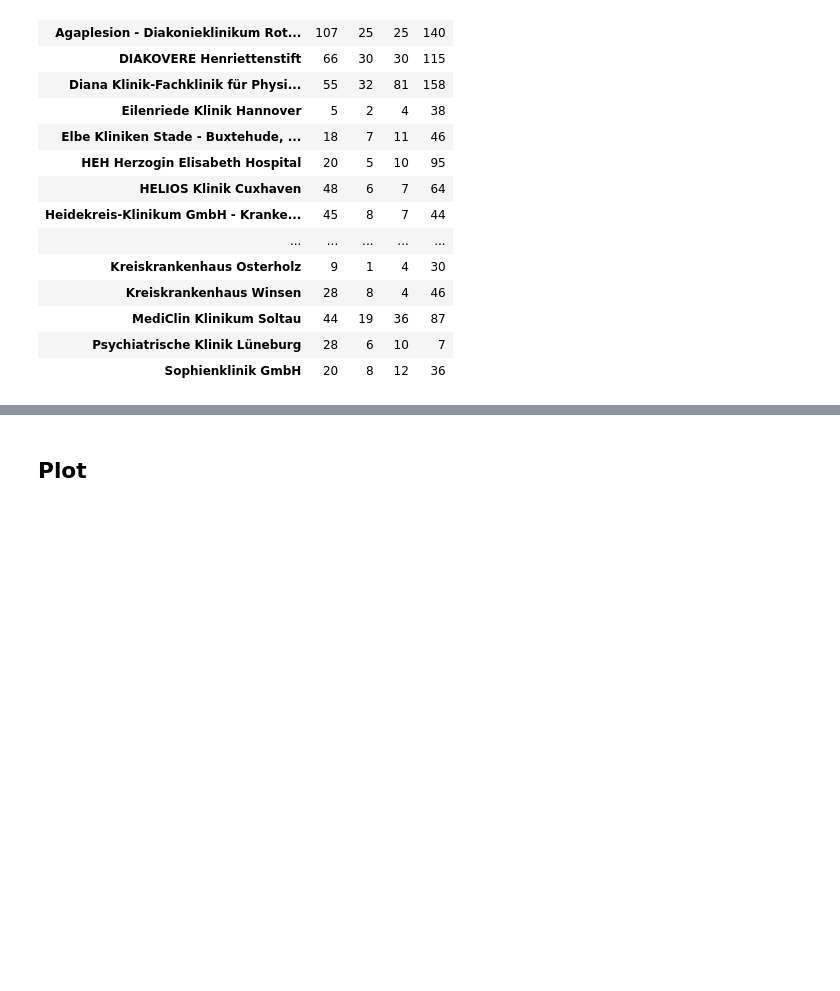
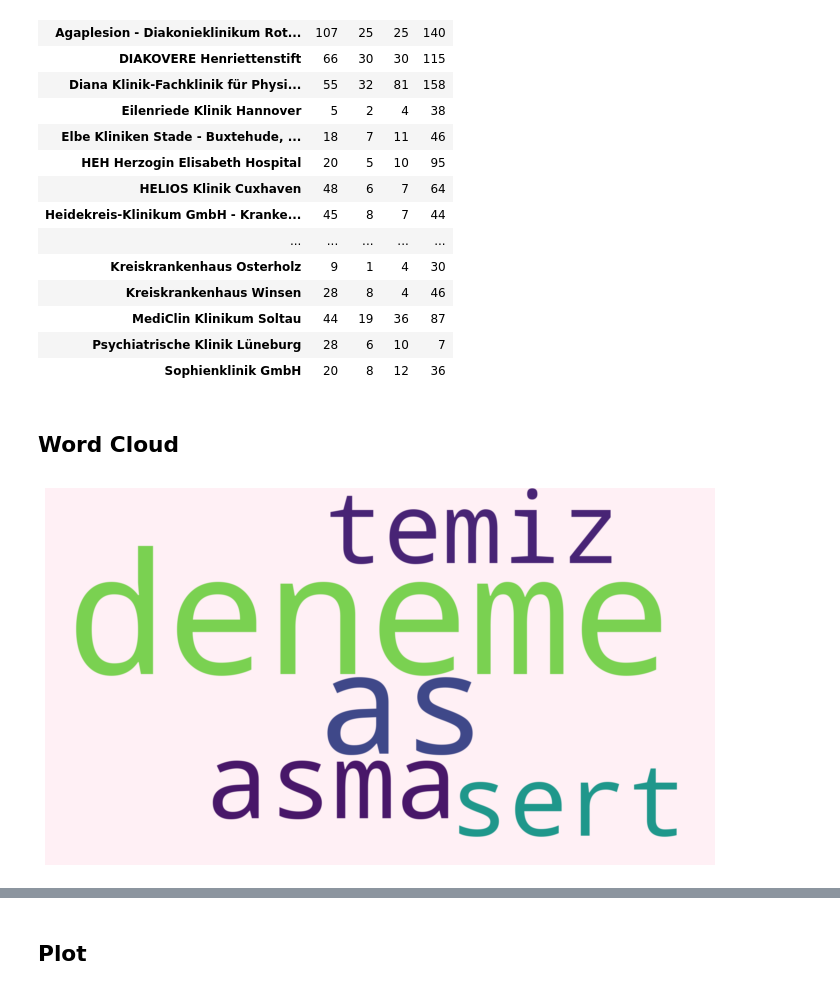
Before and after one commit to yigitbun/Finishing_Project, a Jupyter notebook: KB_Sentiment_Analyse/Whiteboard.ipynb, the cells around one changed output, grey strips where cells are left out. Saved outputs shown, nothing was run; the diff lists cells and outputs as text; code cells hidden in the pictures; blank space fills up the shorter version.

```diff
--- a/KB_Sentiment_Analyse/Whiteboard.ipynb
+++ b/KB_Sentiment_Analyse/Whiteboard.ipynb
@@ -55,3 +114,16 @@ df.groupby(['NameKlinik', 'Gesamt']).size().unstack()
 | MediClin Klinikum Soltau | 44 | 19 | 36 | 87 |
 | Psychiatrische Klinik Lüneburg | 28 | 6 | 10 | 7 |
 | Sophienklinik GmbH | 20 | 8 | 12 | 36 |
+# %% [markdown]
+## Word Cloud
+# %%
+german_stop_words = stopwords.words('german')
+# %%
+wordcloud = WordCloud(stopwords=german_stop_words, background_color="LavenderBlush",width=1920, height=1080, max_words=200).generate('Deneme deneme as asma temiz sert as deneme') #width=1920, , height=1080 reviewlist[0]
+plt.imshow(wordcloud, interpolation="bilinear")
+plt.axis("off")
+#plt.savefig("img/drhoffman1.png") #, dpi=300
+plt.rcParams['figure.figsize'] = [12, 8]
+plt.show()
+# %% [output]
+[figure, added]
```
Also changed, not shown: parts of 10 cells of this notebook, 1 other file.
